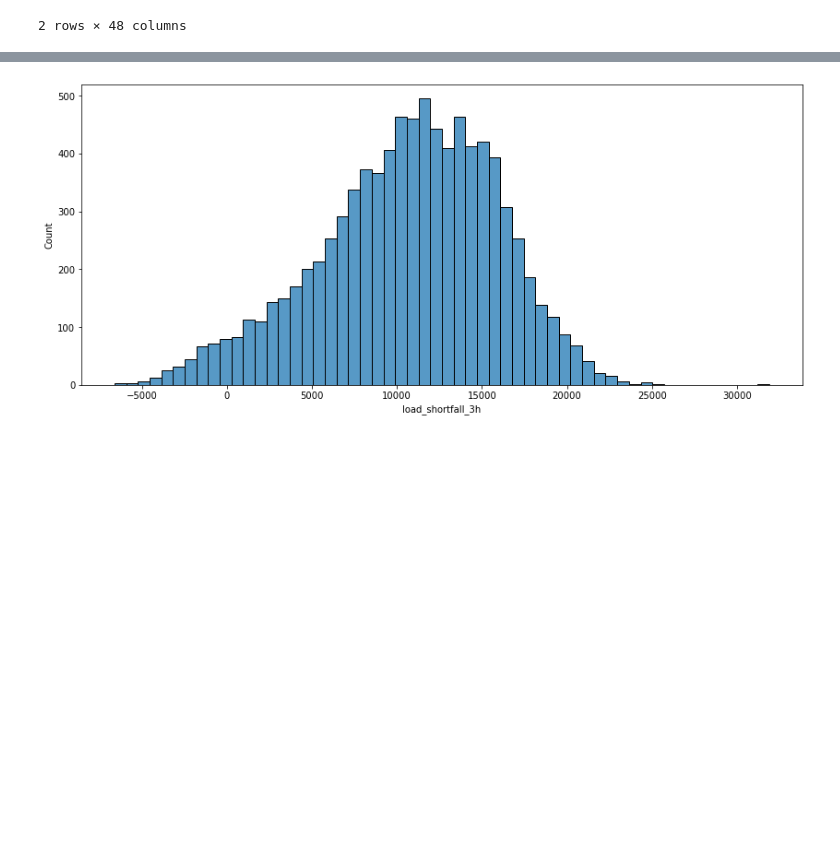
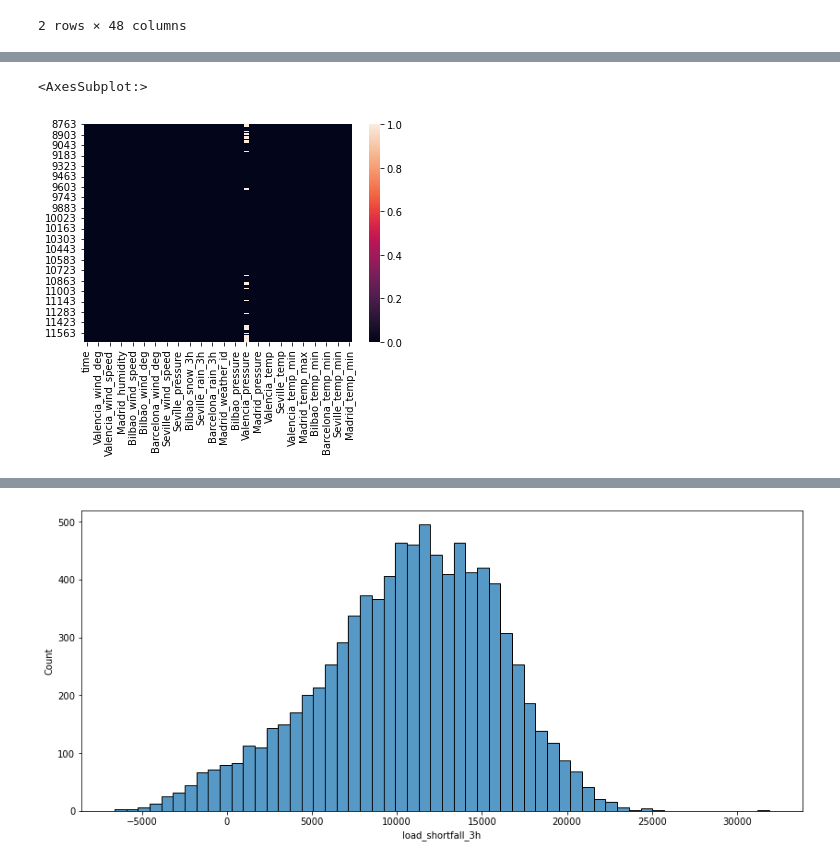
Before and after one commit to Explore-AI/load-shortfall-regression-predict-api, a Jupyter notebook: RegressionPredict.ipynb, the cells around one changed output, grey strips where cells are left out. Drawn from its saved outputs; the diff is of its cells as text; code cells hidden in the pictures; blank space fills up the shorter version.

```diff
--- a/RegressionPredict.ipynb
+++ b/RegressionPredict.ipynb
@@ -129,0 +136,6 @@ df_test.head()
+# %%
+# create a copy of the train dataset
+df_train2 = df_train.copy()
+
+# create a copy of the test dataset
+df_test2 = df_test.copy()
@@ -205,0 +323,7 @@ NEXT we move further to verify the DataTypes and Check for possible missing valu
+# %%
+# plotting a heatmap of missing values on test dataset
+# (graphical representation)
+sns.heatmap(df_test2.isnull())
+# %% [output]
+<AxesSubplot:>
+[figure, added]
```
Also changed, not shown: parts of 70 cells of this notebook.
